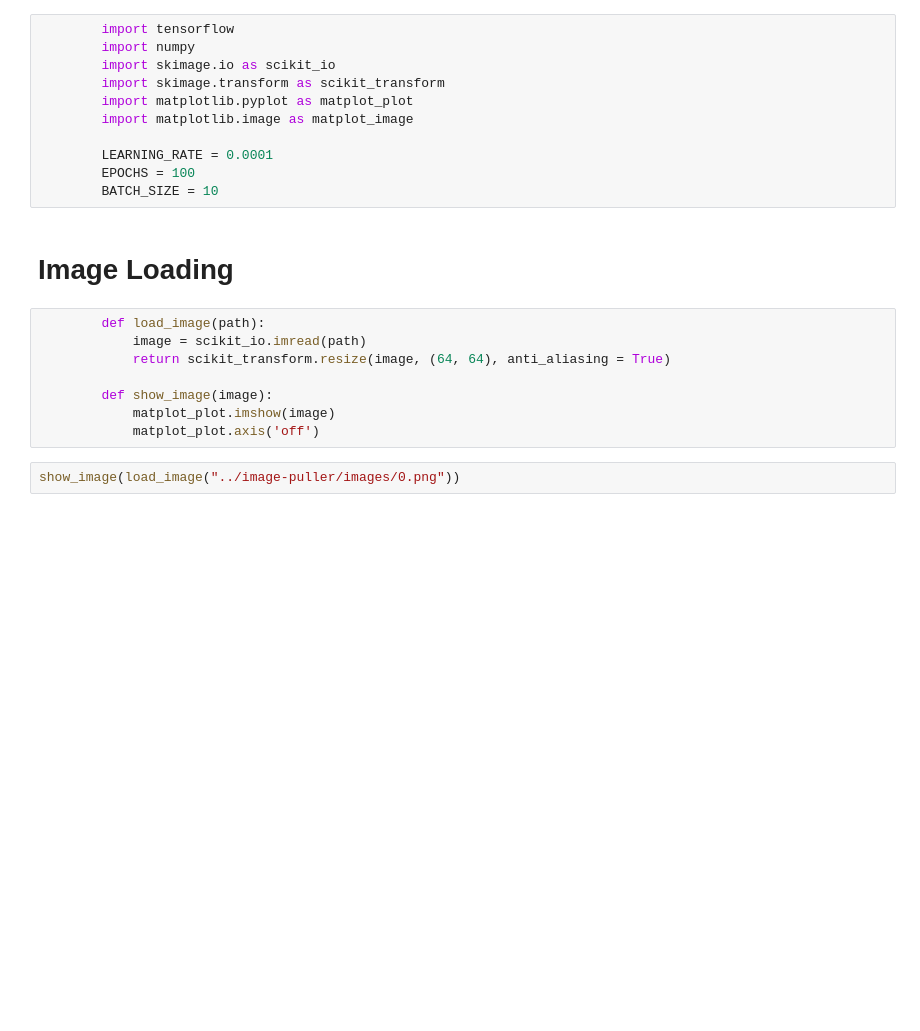
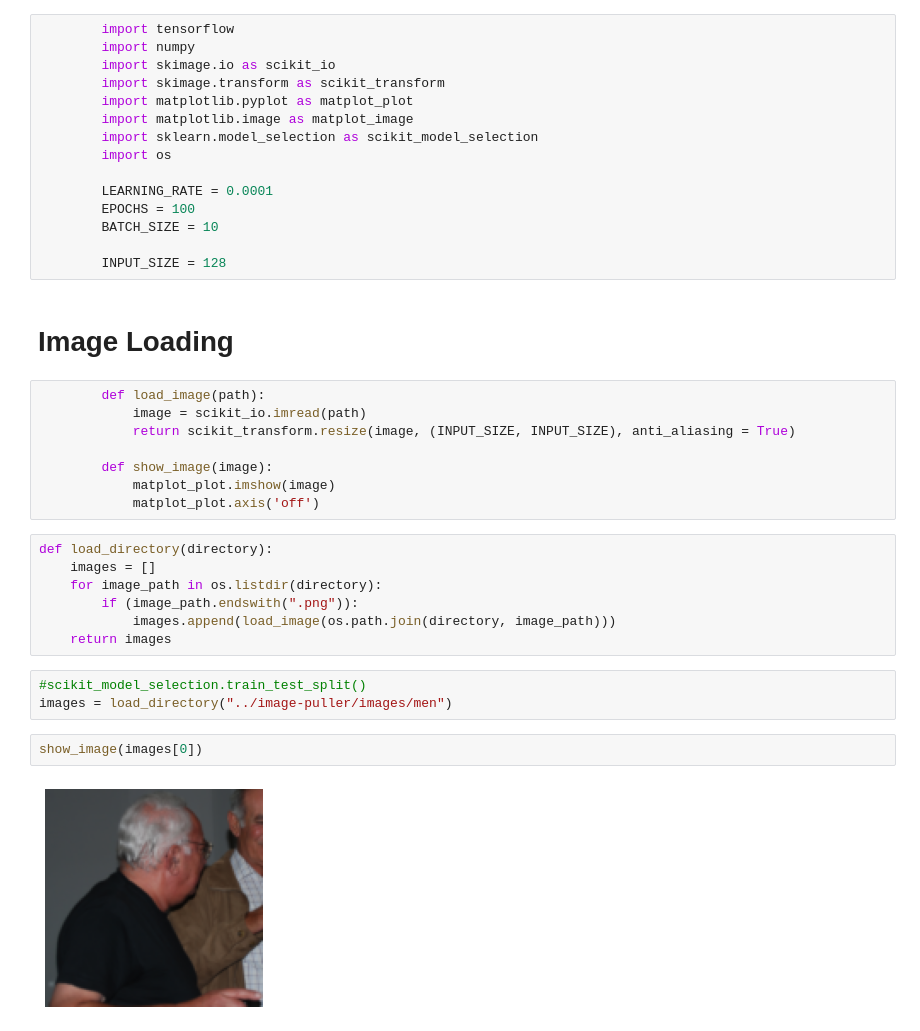
Before and after one commit to AidoP/IS-Project, a Jupyter notebook: cnn/cnn.ipynb, the cells around one changed output. Drawn from its saved outputs; the diff is of its cells as text; blank space fills up the shorter version.

```diff
--- a/cnn/cnn.ipynb
+++ b/cnn/cnn.ipynb
@@ -5,19 +5,35 @@
         import skimage.transform as scikit_transform
         import matplotlib.pyplot as matplot_plot
         import matplotlib.image as matplot_image
+        import sklearn.model_selection as scikit_model_selection
+        import os
 
         LEARNING_RATE = 0.0001
         EPOCHS = 100
         BATCH_SIZE = 10
+
+        INPUT_SIZE = 128
 # %% [markdown]
 # Image Loading
 # %%
         def load_image(path):
             image = scikit_io.imread(path)
-            return scikit_transform.resize(image, (64, 64), anti_aliasing = True)
+            return scikit_transform.resize(image, (INPUT_SIZE, INPUT_SIZE), anti_aliasing = True)
 
         def show_image(image):
             matplot_plot.imshow(image)
             matplot_plot.axis('off')
+# %%
+def load_directory(directory):
+    images = []
+    for image_path in os.listdir(directory):
+        if (image_path.endswith(".png")):
+            images.append(load_image(os.path.join(directory, image_path)))
+    return images
+# %%
+#scikit_model_selection.train_test_split()
+images = load_directory("../image-puller/images/men")
 # %%
-show_image(load_image("../image-puller/images/0.png"))
+show_image(images[0])
+# %% [output]
+[figure, added]
```
Also changed, not shown: parts of 2 cells of this notebook, 1 other file.
